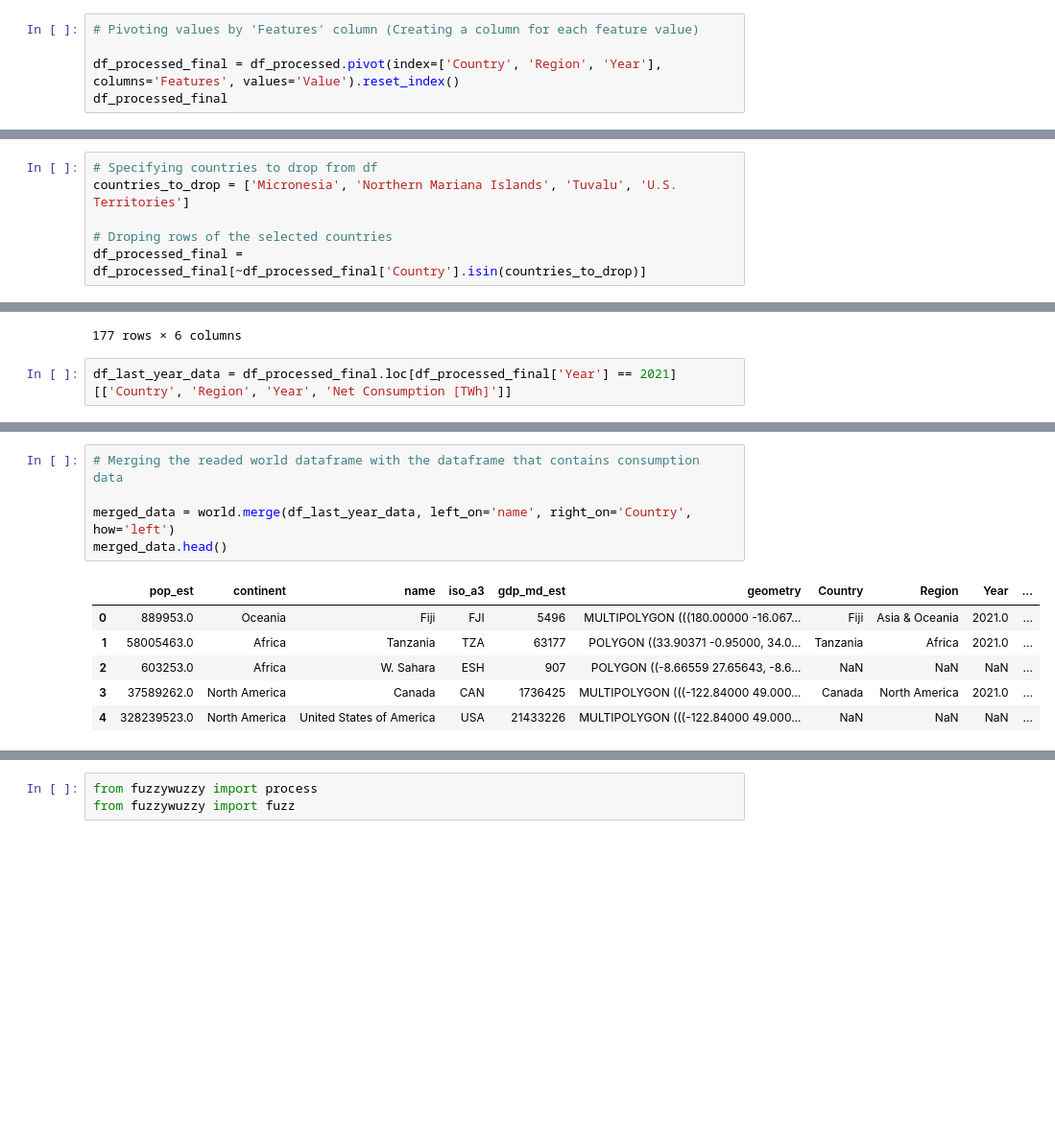
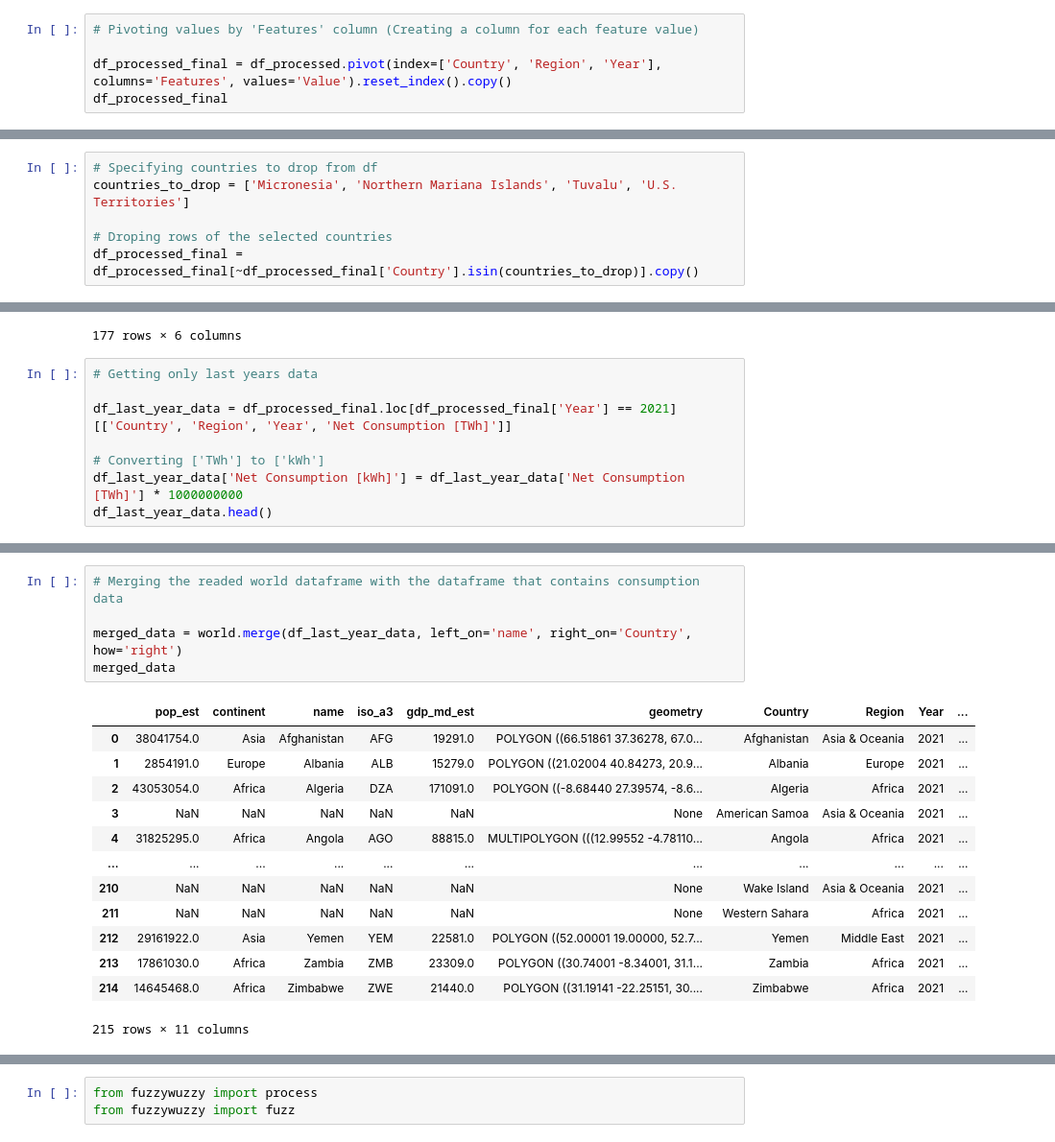
Before and after one commit to endritmustafa96/Global-Electricity-Consumption, a Jupyter notebook: 1. Notebook/Global_Electricity_Consumption.ipynb, the cells around one changed output, grey strips where cells are left out. Shown: that part at 96% size. Cells and saved outputs as stored; diff of their text form; blank space fills up the shorter version.

```diff
--- a/1. Notebook/Global_Electricity_Consumption.ipynb
+++ b/1. Notebook/Global_Electricity_Consumption.ipynb
@@ -120,7 +120,7 @@ df_processed.head()
 # %%
 # Pivoting values by 'Features' column (Creating a column for each feature value)
 
-df_processed_final = df_processed.pivot(index=['Country', 'Region', 'Year'], columns='Features', values='Value').reset_index()
+df_processed_final = df_processed.pivot(index=['Country', 'Region', 'Year'], columns='Features', values='Value').reset_index().copy()
 df_processed_final
 # %% [output]
 | Features | Country | Region | Year | Distribution Losses [TWh] | Exports [TWh] | Imports [TWh] | Installed Capacity [GW] | ... |
@@ -206,7 +206,7 @@ Since we have data only from 1980 to 2021 (42 years), we can drop all columns th
 countries_to_drop = ['Micronesia', 'Northern Mariana Islands', 'Tuvalu', 'U.S. Territories']
 
 # Droping rows of the selected countries
-df_processed_final = df_processed_final[~df_processed_final['Country'].isin(countries_to_drop)]
+df_processed_final = df_processed_final[~df_processed_final['Country'].isin(countries_to_drop)].copy()
 # %%
 df_processed_final
 # %% [output]
@@ -592,4 +630,10 @@ world
 | 176 | 11062113.0 | Africa | S. Sudan | SSD | 11998 | POLYGON ((30.83385 3.50917, 29.95... |
 177 rows × 6 columns
 # %%
+# Getting only last years data
+
 df_last_year_data = df_processed_final.loc[df_processed_final['Year'] == 2021][['Country', 'Region', 'Year', 'Net Consumption [TWh]']]
+
+# Converting ['TWh'] to ['kWh']
+df_last_year_data['Net Consumption [kWh]'] = df_last_year_data['Net Consumption [TWh]'] * 1000000000
+df_last_year_data.head()
@@ -596,15 +647,22 @@ df_last_year_data = df_processed_final.loc[df_processed_final['Year'] == 2021][[
 # %%
 # Merging the readed world dataframe with the dataframe that contains consumption data
 
-merged_data = world.merge(df_last_year_data, left_on='name', right_on='Country', how='left')
-merged_data.head()
+merged_data = world.merge(df_last_year_data, left_on='name', right_on='Country', how='right')
+merged_data
 # %% [output]
 |  | pop_est | continent | name | iso_a3 | gdp_md_est | geometry | Country | Region | Year | ... |
-| 0 | 889953.0 | Oceania | Fiji | FJI | 5496 | MULTIPOLYGON (((180.00000 -16.067... | Fiji | Asia & Oceania | 2021.0 | ... |
-| 1 | 58005463.0 | Africa | Tanzania | TZA | 63177 | POLYGON ((33.90371 -0.95000, 34.0... | Tanzania | Africa | 2021.0 | ... |
-| 2 | 603253.0 | Africa | W. Sahara | ESH | 907 | POLYGON ((-8.66559 27.65643, -8.6... | NaN | NaN | NaN | ... |
-| 3 | 37589262.0 | North America | Canada | CAN | 1736425 | MULTIPOLYGON (((-122.84000 49.000... | Canada | North America | 2021.0 | ... |
-| 4 | 328239523.0 | North America | United States of America | USA | 21433226 | MULTIPOLYGON (((-122.84000 49.000... | NaN | NaN | NaN | ... |
+| 0 | 38041754.0 | Asia | Afghanistan | AFG | 19291.0 | POLYGON ((66.51861 37.36278, 67.0... | Afghanistan | Asia & Oceania | 2021 | ... |
+| 1 | 2854191.0 | Europe | Albania | ALB | 15279.0 | POLYGON ((21.02004 40.84273, 20.9... | Albania | Europe | 2021 | ... |
+| 2 | 43053054.0 | Africa | Algeria | DZA | 171091.0 | POLYGON ((-8.68440 27.39574, -8.6... | Algeria | Africa | 2021 | ... |
+| 3 | NaN | NaN | NaN | NaN | NaN | None | American Samoa | Asia & Oceania | 2021 | ... |
+| 4 | 31825295.0 | Africa | Angola | AGO | 88815.0 | MULTIPOLYGON (((12.99552 -4.78110... | Angola | Africa | 2021 | ... |
+| ... | ... | ... | ... | ... | ... | ... | ... | ... | ... | ... |
+| 210 | NaN | NaN | NaN | NaN | NaN | None | Wake Island | Asia & Oceania | 2021 | ... |
+| 211 | NaN | NaN | NaN | NaN | NaN | None | Western Sahara | Africa | 2021 | ... |
+| 212 | 29161922.0 | Asia | Yemen | YEM | 22581.0 | POLYGON ((52.00001 19.00000, 52.7... | Yemen | Middle East | 2021 | ... |
+| 213 | 17861030.0 | Africa | Zambia | ZMB | 23309.0 | POLYGON ((30.74001 -8.34001, 31.1... | Zambia | Africa | 2021 | ... |
+| 214 | 14645468.0 | Africa | Zimbabwe | ZWE | 21440.0 | POLYGON ((31.19141 -22.25151, 30.... | Zimbabwe | Africa | 2021 | ... |
+215 rows × 11 columns
 # %%
 merged_data.isnull().sum()
 # %% [output]
```
Also changed, not shown: parts of 24 cells of this notebook.
